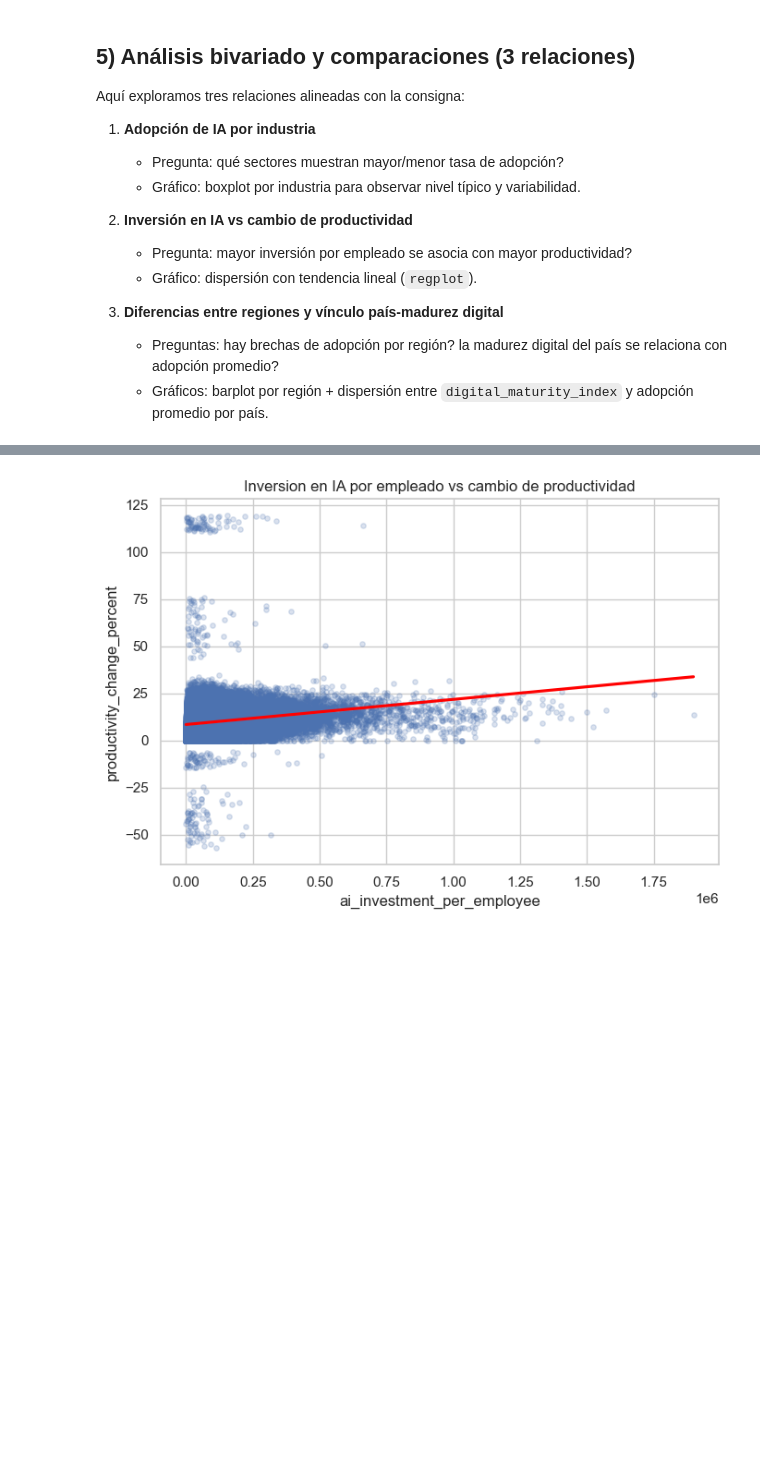
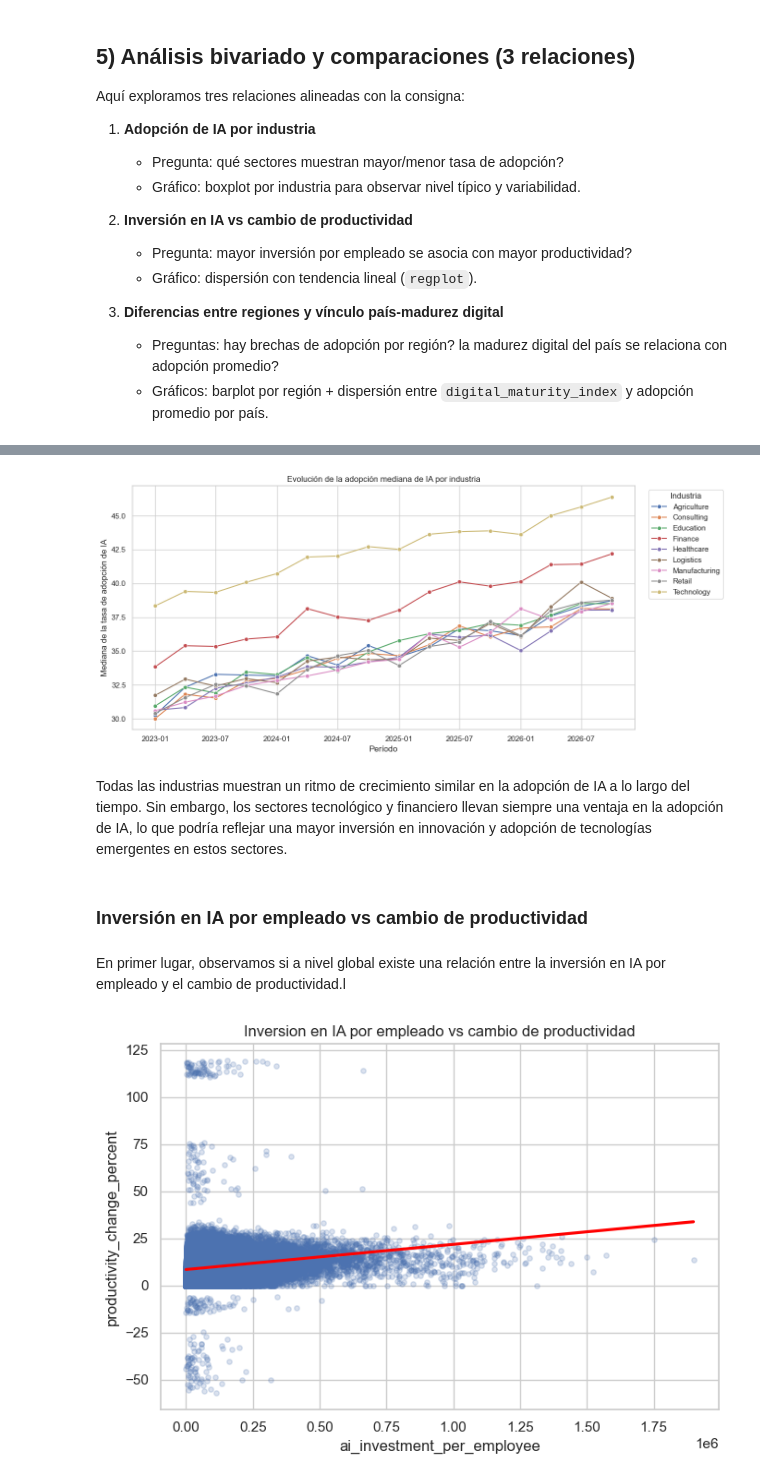
Before and after one commit to Ericsig/DiploDatos, a Jupyter notebook: notebook/eda_notebook.ipynb, the cells around one changed output, grey strips where cells are left out. Saved outputs shown, nothing was run; the diff lists cells and outputs as text; code cells hidden in the pictures; blank space fills up the shorter version.

```diff
--- a/notebook/eda_notebook.ipynb
+++ b/notebook/eda_notebook.ipynb
@@ -371,3 +440,44 @@ No parece haber diferencias significativas entre las industrias respecto de su t
+# %%
+industry_evolution = (
+    industry_df
+    .groupby(['period', 'industry'])['ai_adoption_rate']
+    .agg(
+        median='median',
+        q25=lambda x: x.quantile(0.25),
+        q75=lambda x: x.quantile(0.75),
+        companies='count'
+    )
+    .reset_index()
+)
+
+industry_evolution['date'] = (
+    industry_evolution['period'].dt.to_timestamp()
+)
+
+plt.figure(figsize=(13, 6))
+
+sns.lineplot(
+    data=industry_evolution,
+    x='date',
+    y='median',
+    hue='industry',
+    marker='o'
+)
+
+plt.title('Evolución de la adopción mediana de IA por industria')
+plt.xlabel('Período')
+plt.ylabel('Mediana de la tasa de adopción de IA')
+plt.legend(title='Industria', bbox_to_anchor=(1.02, 1), loc='upper left')
+plt.tight_layout()
+plt.show()
+# %% [output]
+[figure, added]
+# %% [markdown]
+Todas las industrias muestran un ritmo de crecimiento similar en la adopción de IA a lo largo del tiempo. Sin embargo, los sectores tecnológico y financiero llevan siempre una ventaja en la adopción de IA, lo que podría reflejar una mayor inversión en innovación y adopción de tecnologías emergentes en estos sectores.
+# %% [markdown]
+### Inversión en IA por empleado vs cambio de productividad
+# %% [markdown]
+En primer lugar, observamos si a nivel global existe una relación entre la inversión en IA por empleado y el cambio de productividad.l
 # %%
 # Limpiamos las variables de valores negativos y nulos para el análisis de correlación
 company_clean = company[(company['ai_investment_per_employee'] >= 0)].dropna(subset=['productivity_change_percent', 'ai_investment_per_employee'])
```
Also changed, not shown: parts of 19 cells of this notebook.
